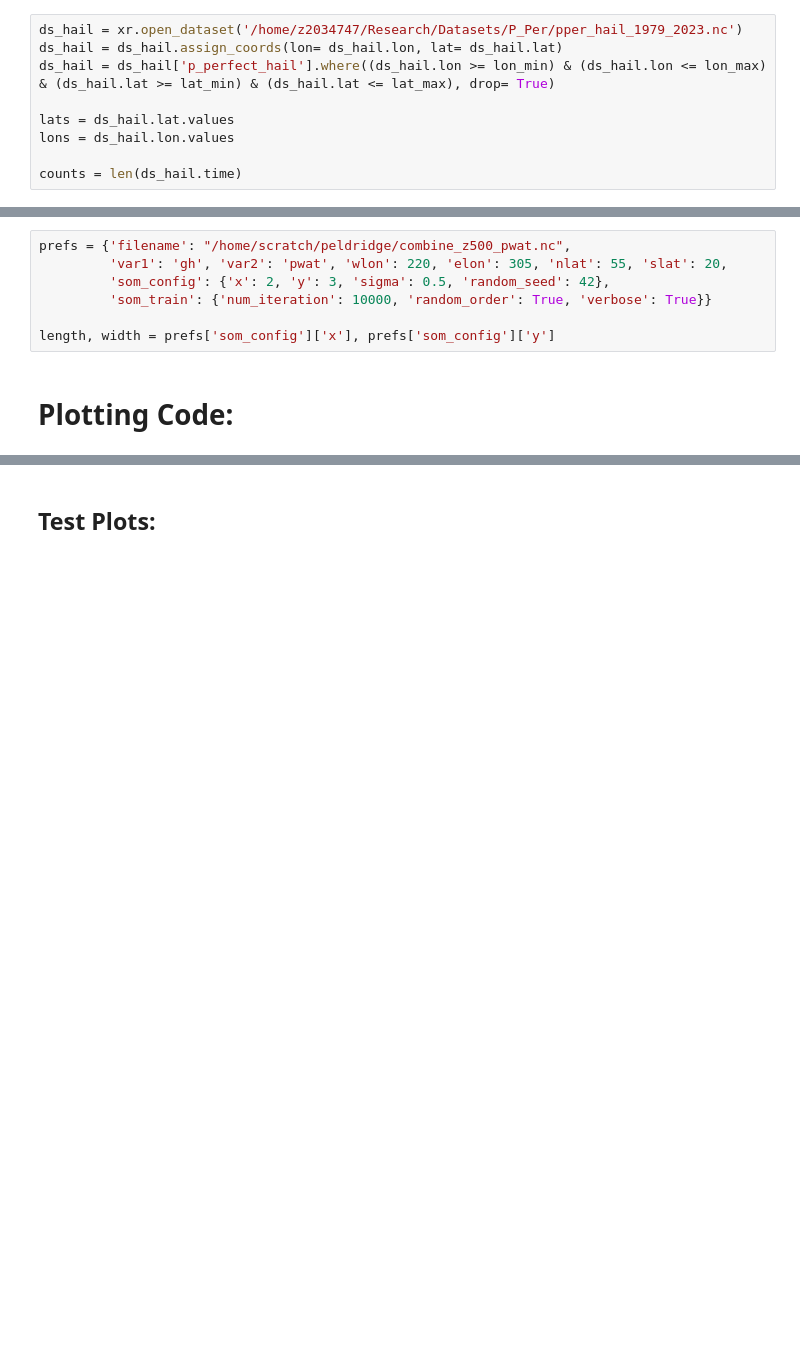
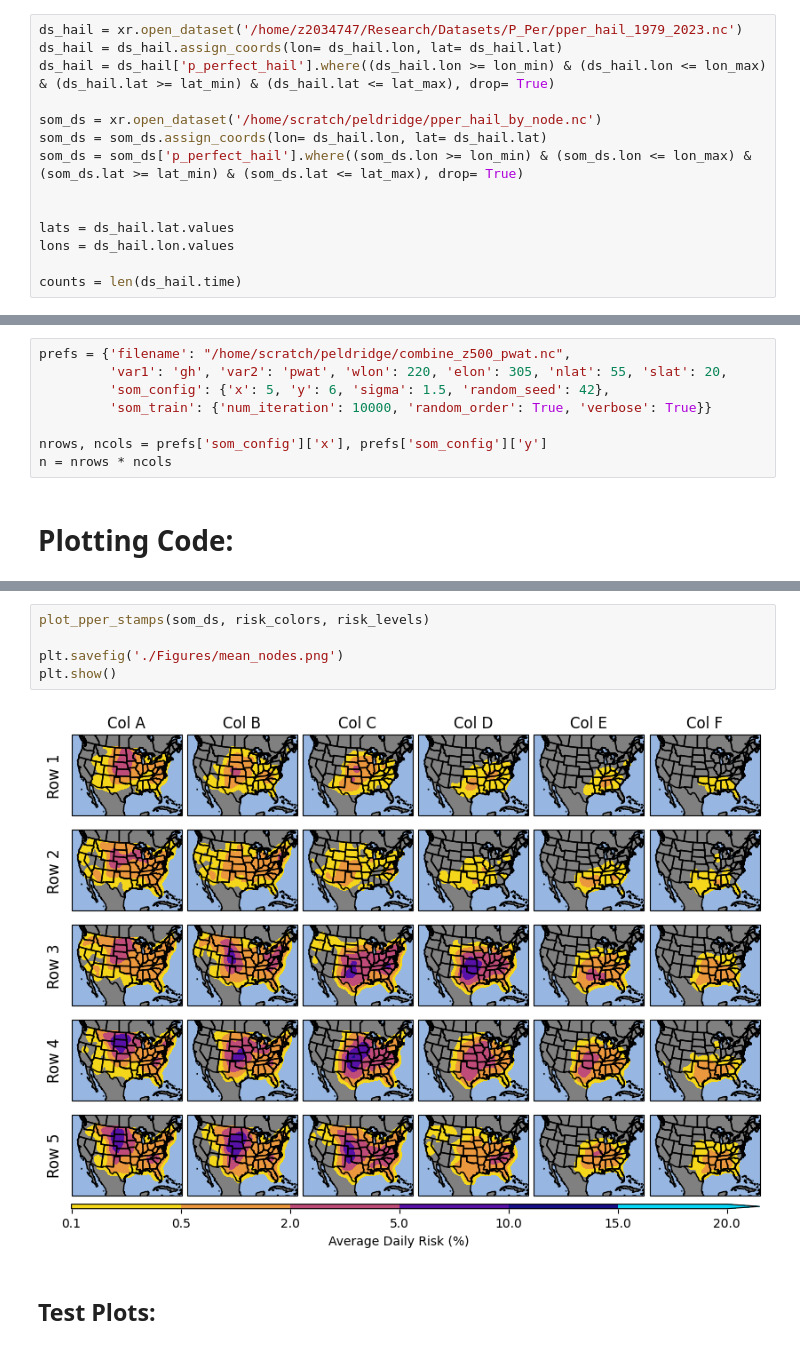
Before and after one commit to BrandonWeart/gefs_nodes, a Jupyter notebook: som_pper/plot_helper_testing.ipynb, the cells around one changed output, grey strips where cells are left out. Cells and saved outputs as stored; diff of their text form; blank space fills up the shorter version.

Commit message:
plotting code for pph nodes

```diff
--- a/som_pper/plot_helper_testing.ipynb
+++ b/som_pper/plot_helper_testing.ipynb
@@ -26,6 +27,11 @@ ds_hail = xr.open_dataset('/home/z2034747/Research/Datasets/P_Per/pper_hail_1979
 ds_hail = ds_hail.assign_coords(lon= ds_hail.lon, lat= ds_hail.lat)
 ds_hail = ds_hail['p_perfect_hail'].where((ds_hail.lon >= lon_min) & (ds_hail.lon <= lon_max) & (ds_hail.lat >= lat_min) & (ds_hail.lat <= lat_max), drop= True)
 
+som_ds = xr.open_dataset('/home/scratch/peldridge/pper_hail_by_node.nc')
+som_ds = som_ds.assign_coords(lon= ds_hail.lon, lat= ds_hail.lat)
+som_ds = som_ds['p_perfect_hail'].where((som_ds.lon >= lon_min) & (som_ds.lon <= lon_max) & (som_ds.lat >= lat_min) & (som_ds.lat <= lat_max), drop= True)
+
+
 lats = ds_hail.lat.values
 lons = ds_hail.lon.values
 
@@ -87,10 +96,11 @@ risk_levels = [0.1, 0.5, 2.0, 5.0, 10.0, 15, 20]
 # %%
 prefs = {'filename': "/home/scratch/peldridge/combine_z500_pwat.nc",
          'var1': 'gh', 'var2': 'pwat', 'wlon': 220, 'elon': 305, 'nlat': 55, 'slat': 20,
-         'som_config': {'x': 2, 'y': 3, 'sigma': 0.5, 'random_seed': 42},
+         'som_config': {'x': 5, 'y': 6, 'sigma': 1.5, 'random_seed': 42},
          'som_train': {'num_iteration': 10000, 'random_order': True, 'verbose': True}}
 
-length, width = prefs['som_config']['x'], prefs['som_config']['y']
+nrows, ncols = prefs['som_config']['x'], prefs['som_config']['y']
+n = nrows * ncols
 # %% [markdown]
 # Plotting Code:
 # %%
@@ -170,4 +185,11 @@ def plot_pper_stamps(pper_list_data, nodes, win_map_idx, colors, levels):
     return ax
+# %%
+plot_pper_stamps(som_ds, risk_colors, risk_levels)
+
+plt.savefig('./Figures/mean_nodes.png')
+plt.show()
+# %% [output]
+[figure, added]
 # %% [markdown]
 ## Test Plots:
 # %%
```
Also changed, not shown: parts of 3 cells of this notebook, 2 other files.
